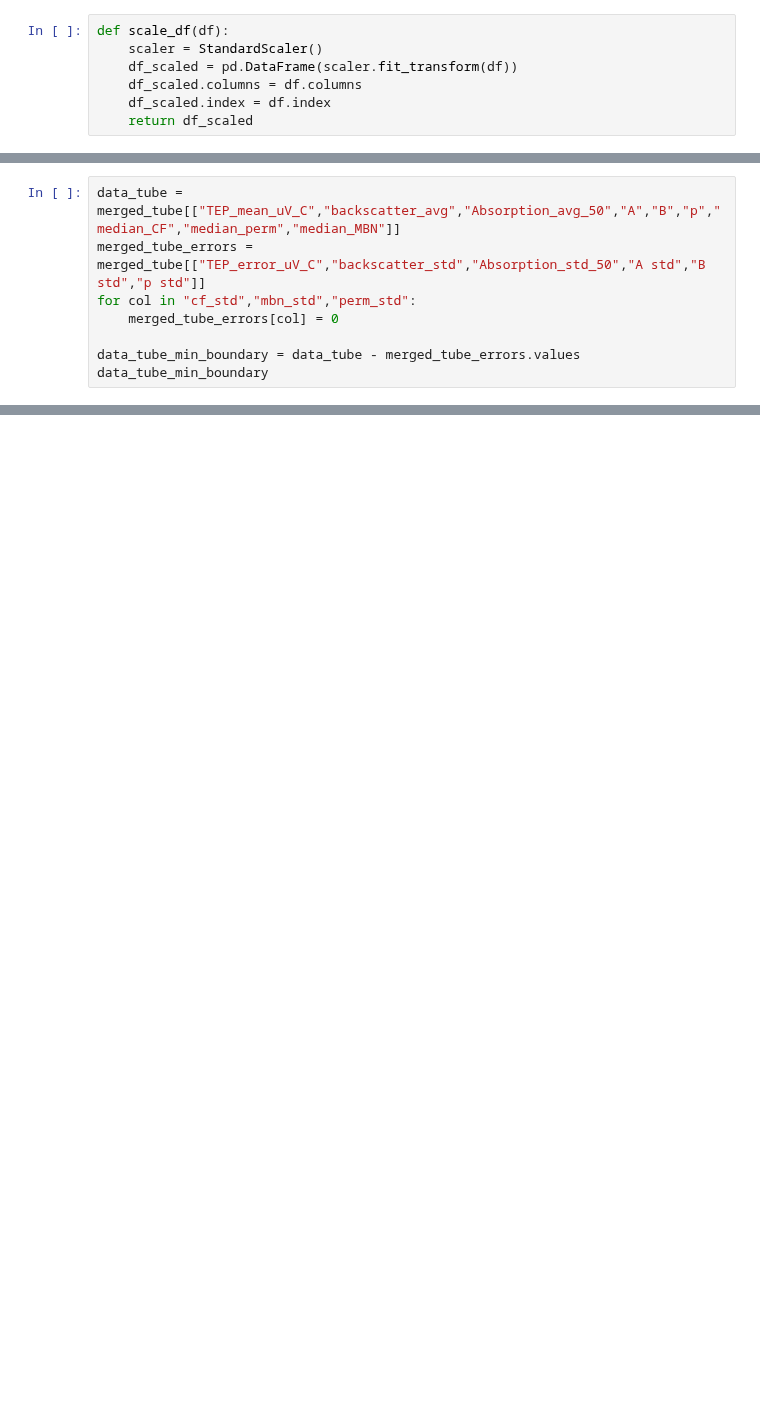
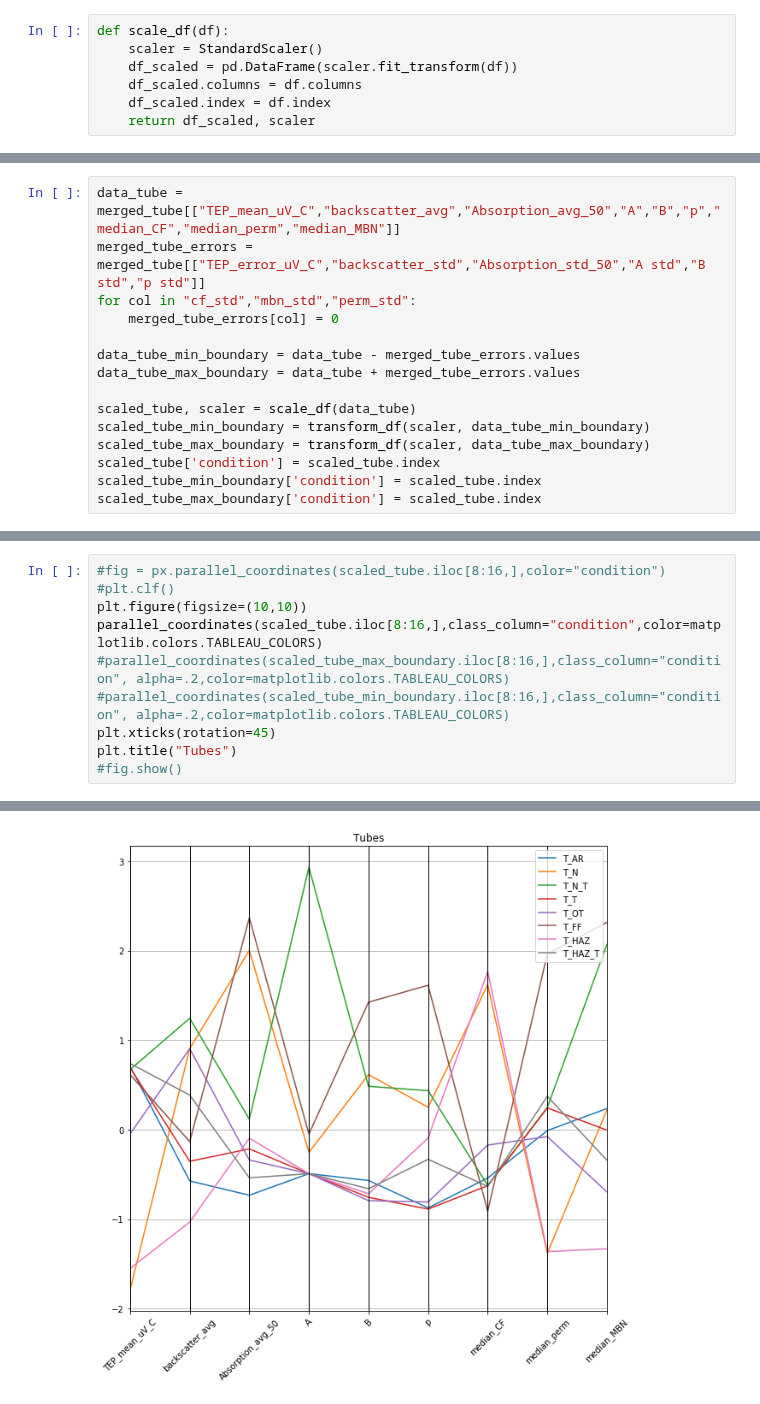
Before and after one commit to Marie-anneMawhin/Oct20_EPRI, a Jupyter notebook: Task1/NB/NB_data_exploration/Merged_data_exploration_parallelcoords.ipynb, the cells around one changed output, grey strips where cells are left out. Drawn from its saved outputs; the diff is of its cells as text; blank space fills up the shorter version.

Commit message:
update parallel coord plots

```diff
--- a/Task1/NB/NB_data_exploration/Merged_data_exploration_parallelcoords.ipynb
+++ b/Task1/NB/NB_data_exploration/Merged_data_exploration_parallelcoords.ipynb
@@ -10,4 +12,4 @@ def scale_df(df):
     df_scaled = pd.DataFrame(scaler.fit_transform(df))
     df_scaled.columns = df.columns
     df_scaled.index = df.index
-    return df_scaled
+    return df_scaled, scaler
@@ -55,7 +34,14 @@ for col in "cf_std","mbn_std","perm_std":
     merged_tube_errors[col] = 0
 
 data_tube_min_boundary = data_tube - merged_tube_errors.values
-data_tube_min_boundary
+data_tube_max_boundary = data_tube + merged_tube_errors.values
+
+scaled_tube, scaler = scale_df(data_tube)
+scaled_tube_min_boundary = transform_df(scaler, data_tube_min_boundary)
+scaled_tube_max_boundary = transform_df(scaler, data_tube_max_boundary)
+scaled_tube['condition'] = scaled_tube.index
+scaled_tube_min_boundary['condition'] = scaled_tube.index
+scaled_tube_max_boundary['condition'] = scaled_tube.index
 # %% [output]
 A value is trying to be set on a copy of a slice from a DataFrame.
 Try using .loc[row_indexer,col_indexer] = value instead
@@ -98,3 +67,14 @@ data_tube
 | T_FF | 12.865767 | 0.0201 | 0.003377 | 2.670000e-07 | 0.001910 | 0.391 | 0.6730 | 102.80 | ... |
 | T_HAZ | 11.010270 | 0.0156 | 0.001693 | 4.040000e-13 | 0.000772 | 0.262 | 4.7180 | 33.80 | ... |
 | T_HAZ_T | 12.974088 | 0.0227 | 0.001390 | 4.230000e-13 | 0.000802 | 0.244 | 1.0950 | 69.80 | ... |
+# %%
+#fig = px.parallel_coordinates(scaled_tube.iloc[8:16,],color="condition")
+#plt.clf()
+plt.figure(figsize=(10,10))
+parallel_coordinates(scaled_tube.iloc[8:16,],class_column="condition",color=matplotlib.colors.TABLEAU_COLORS)
+#parallel_coordinates(scaled_tube_max_boundary.iloc[8:16,],class_column="condition", alpha=.2,color=matplotlib.colors.TABLEAU_COLORS)
+#parallel_coordinates(scaled_tube_min_boundary.iloc[8:16,],class_column="condition", alpha=.2,color=matplotlib.colors.TABLEAU_COLORS)
+plt.xticks(rotation=45)
+plt.title("Tubes")
+#fig.show()
+# %% [output]
@@ -100,0 +82 @@ data_tube
+[figure, added]
```
Also changed, not shown: parts of 8 cells of this notebook.
